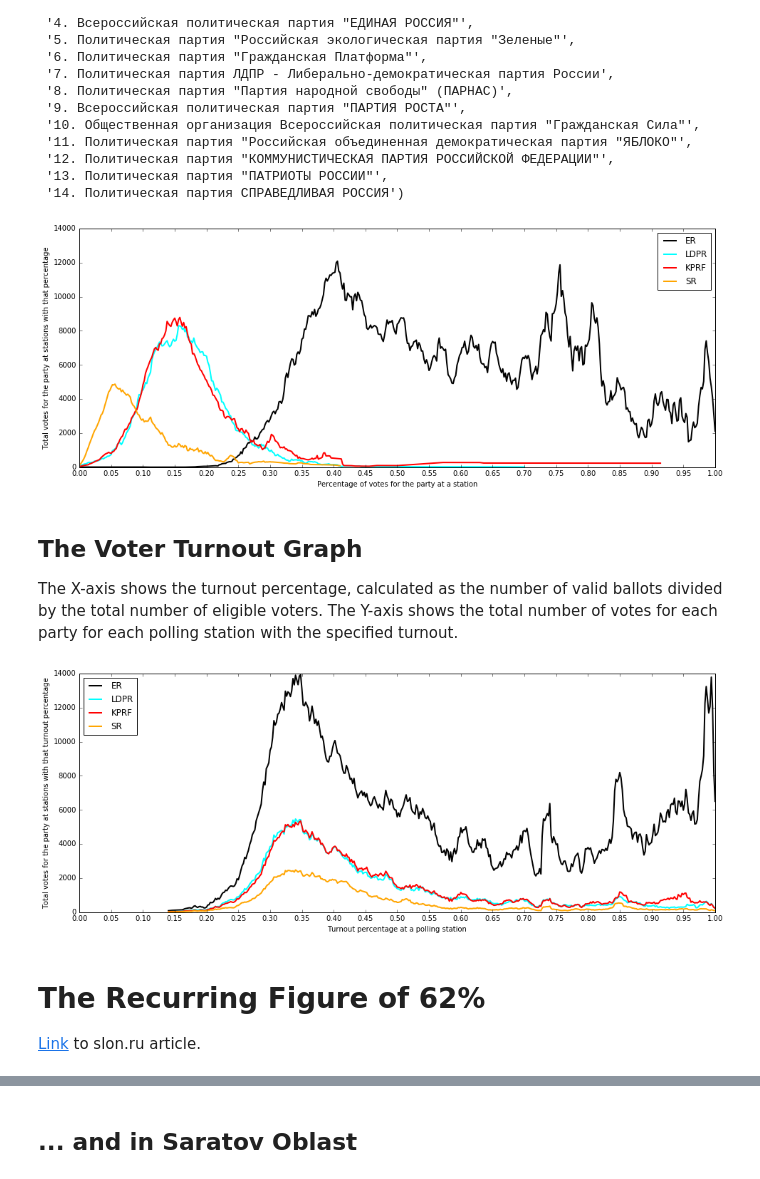
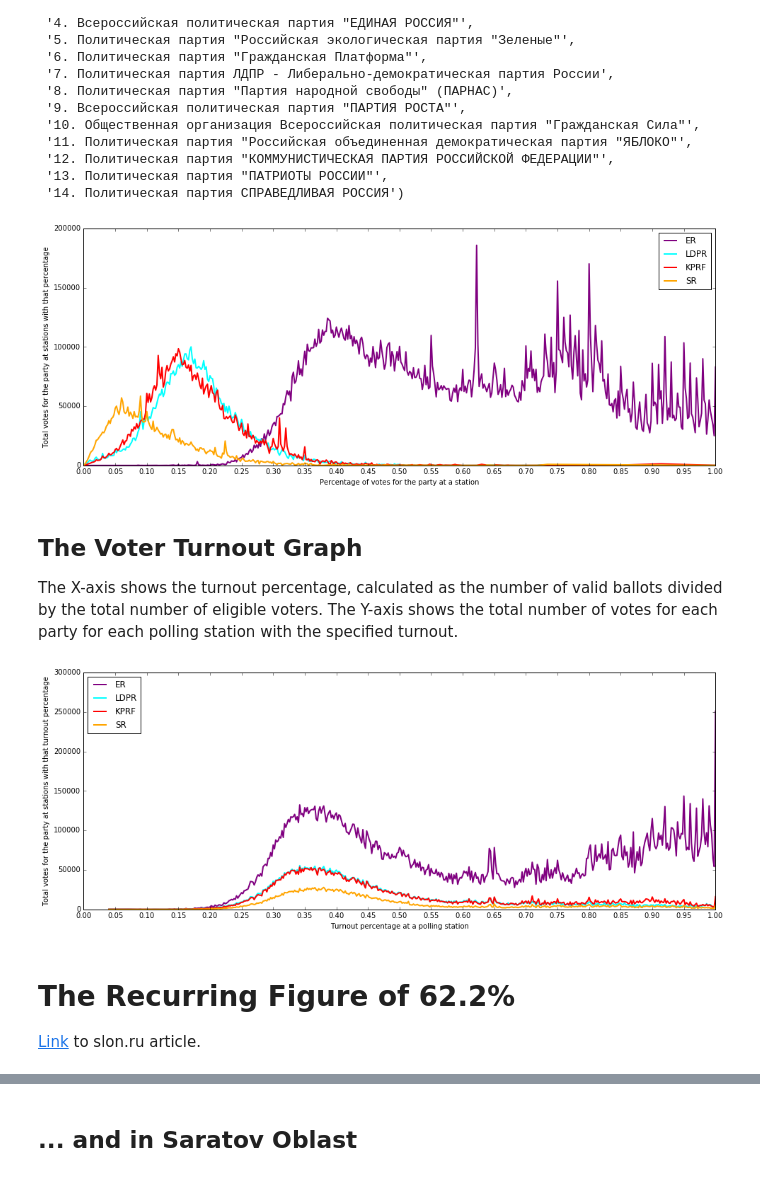
Before and after one commit to mpenkov/gosduma7, a Jupyter notebook: Graphs.ipynb, the cells around one changed output, grey strips where cells are left out. Saved outputs shown, nothing was run; the diff lists cells and outputs as text; code cells hidden in the pictures.

```diff
--- a/Graphs.ipynb
+++ b/Graphs.ipynb
@@ -119,36 +119,32 @@ def box_filter(y, box_pts=7):
 # %%
 def plot(full_party_name, ascii_name, color, linewidth=2, data_type="federal"):
     stations = list(station_generator())
     assert stations
 
     party_idx = PARTIES.index(full_party_name)
     bins = bin_by(stations, lambda station: station["fraction"][party_idx])
 
     x = [val for (val, _) in bins]
     y = [sum(st["votes"][party_idx] for st in stations) for (_, stations) in bins]
-    #
-    # the graph isn't really viewable without smoothing
-    #
-    y = box_filter(y)
 
     plt.plot(x, y, linewidth=linewidth, label=ascii_name, color=color)
 
 plt.figure(figsize=(16, 6))
 
-plot('4. Всероссийская политическая партия "ЕДИНАЯ РОССИЯ"', "ER", "black")
+plot('4. Всероссийская политическая партия "ЕДИНАЯ РОССИЯ"', "ER", "purple")
 plot('7. Политическая партия ЛДПР - Либерально-демократическая партия России', "LDPR", "cyan")
 plot('12. Политическая партия "КОММУНИСТИЧЕСКАЯ ПАРТИЯ РОССИЙСКОЙ ФЕДЕРАЦИИ"', "KPRF", "red")
 plot('14. Политическая партия СПРАВЕДЛИВАЯ РОССИЯ', "SR", "orange")
 
 plt.xticks(np.arange(0, 1.05, 0.05))
 plt.ylabel("Total votes for the party at stations with that percentage")
 plt.xlabel("Percentage of votes for the party at a station")
 
 plt.legend()
 
 print()
 # %% [output]
-[figure, old version]
+[figure, new version]
 # %% [markdown]
 ## The Voter Turnout Graph
 The X-axis shows the turnout percentage, calculated as the number of valid ballots divided by the total number of eligible voters. The Y-axis shows the total number of votes for each party for each polling station with the specified turnout.
@@ -163,14 +159,13 @@ def plot(full_party_name, ascii_name, color, linewidth=2):
 
     x = [val for (val, _) in bins]
     y = [sum(st["votes"][party_idx] for st in stations) for (_, stations) in bins]
-    y = box_filter(y)
 
     plt.plot(x, y, linewidth=linewidth, label=ascii_name, color=color)
 
 
 plt.figure(figsize=(16, 6))
 
-plot('4. Всероссийская политическая партия "ЕДИНАЯ РОССИЯ"', "ER", "black")
+plot('4. Всероссийская политическая партия "ЕДИНАЯ РОССИЯ"', "ER", "purple")
 plot('7. Политическая партия ЛДПР - Либерально-демократическая партия России', "LDPR", "cyan")
 plot('12. Политическая партия "КОММУНИСТИЧЕСКАЯ ПАРТИЯ РОССИЙСКОЙ ФЕДЕРАЦИИ"', "KPRF", "red")
 plot('14. Политическая партия СПРАВЕДЛИВАЯ РОССИЯ', "SR", "orange")
@@ -183,9 +178,9 @@ plt.legend(loc="upper left")
 
 print()
 # %% [output]
-[figure, old version]
+[figure, new version]
 # %% [markdown]
-# The Recurring Figure of 62%
+# The Recurring Figure of 62.2%
 
 [Link](http://www.rbc.ru/rbcfreenews/57e37f639a7947074b469638?from=main) to slon.ru article.
 # %%
```
Also changed, not shown: parts of 6 cells of this notebook, 5 other files.
